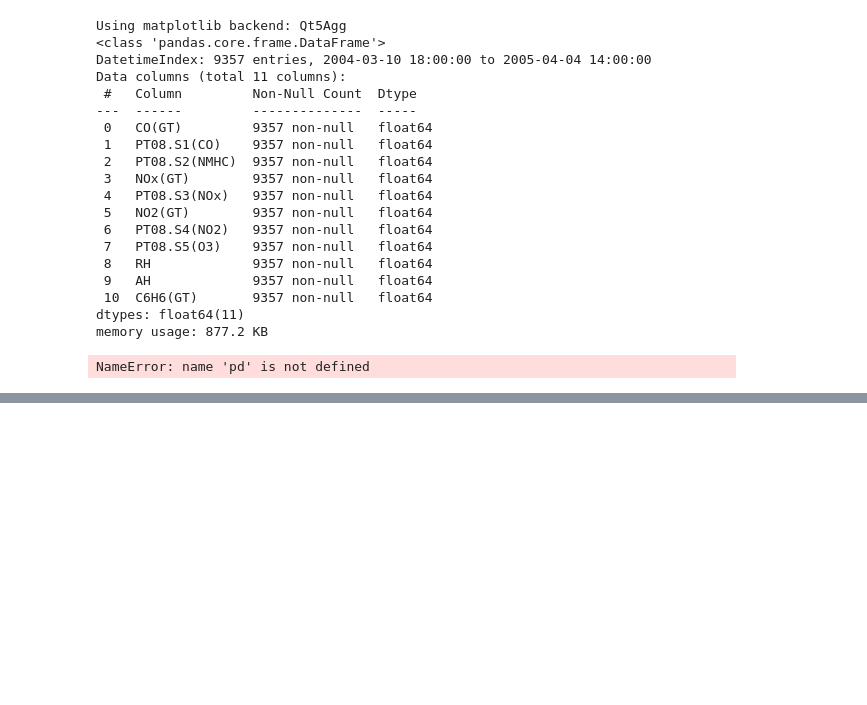
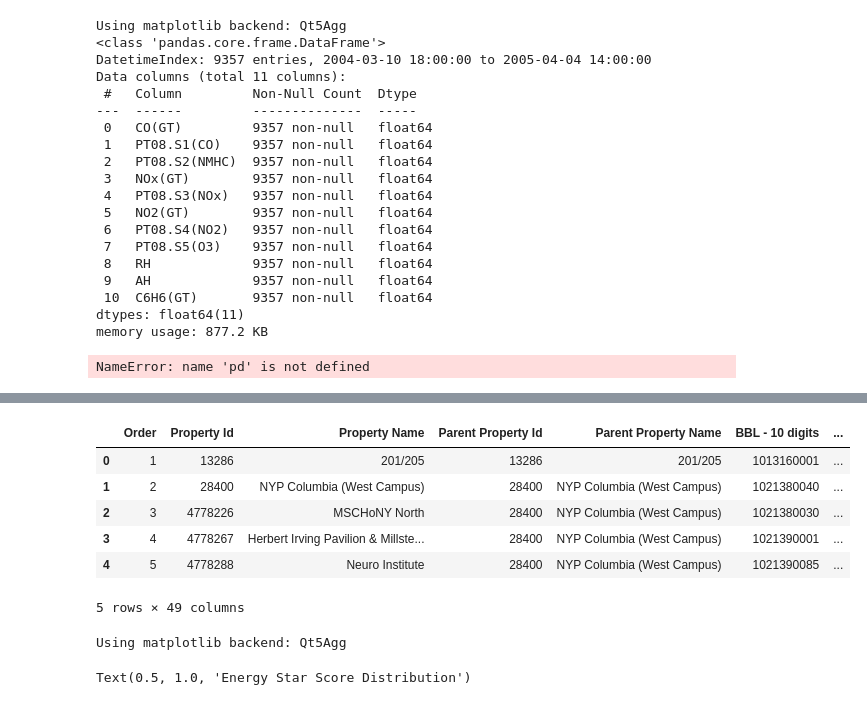
Before and after one commit to sshin01/GEUM-CHEOL, a Jupyter notebook: datascience/exer/1_hello.world.ipynb, the cells around one changed output, grey strips where cells are left out. Drawn from its saved outputs; the diff is of its cells as text; code cells hidden in the pictures; blank space fills up the shorter version.

```diff
--- a/datascience/exer/1_hello.world.ipynb
+++ b/datascience/exer/1_hello.world.ipynb
@@ -3204,0 +3299,5 @@ NameError: name 'pd' is not defined
+# %%
+# Replaces all the “Not Available” entries with np.nan
+
+df.replace({'Not Available': np.nan}, inplace=True)
+df[df == "Not Available"].any()
@@ -3204,0 +3322,18 @@ NameError: name 'pd' is not defined
+# %%
+# Converts columns that should be numeric to float
+
+for col in list(df.columns):
+    # Select columns that should be numeric
+    if('ft²' in col or
+        'kBtu' in col or
+        'Metric Tons CO2e' in col or
+        'kWh' in col or
+        'therms' in col or
+        'gal' in col or
+        'Score' in col):
+
+            # Convert the data type to float
+            df[col] = df[col].astype(float)
+
+
+df.info()
@@ -3204,0 +3358,10 @@ NameError: name 'pd' is not defined
+# %%
+"""
+Missing Values
+"""
+
+# Getting a sense of how many missing values are in each column
+ser_miss_cnt = df.isnull().sum().sort_values(ascending = False)
+ser_miss_rate = ser_miss_cnt / len(df)
+print(ser_miss_cnt)
+print(ser_miss_rate)
@@ -3204,0 +3386,6 @@ NameError: name 'pd' is not defined
+# %%
+# Remove any columns with more than threshold of missing rate
+threshold = 0.5
+
+print(ser_miss_rate[ser_miss_rate > 0.5])
+del_list = ser_miss_rate[ser_miss_rate > 0.5].index
@@ -3204,0 +3405,41 @@ NameError: name 'pd' is not defined
+# %%
+# Drop the columns
+df.drop(columns=del_list, inplace=True)
+df.head()
+# %% [output]
+|  | Order | Property Id | Property Name | Parent Property Id | Parent Property Name | BBL - 10 digits | ... |
+| 0 | 1 | 13286 | 201/205 | 13286 | 201/205 | 1013160001 | ... |
+| 1 | 2 | 28400 | NYP Columbia (West Campus) | 28400 | NYP Columbia (West Campus) | 1021380040 | ... |
+| 2 | 3 | 4778226 | MSCHoNY North | 28400 | NYP Columbia (West Campus) | 1021380030 | ... |
+| 3 | 4 | 4778267 | Herbert Irving Pavilion & Millste... | 28400 | NYP Columbia (West Campus) | 1021390001 | ... |
+| 4 | 5 | 4778288 | Neuro Institute | 28400 | NYP Columbia (West Campus) | 1021390085 | ... |
+5 rows × 49 columns
+# %%
+"""
+Exploratory Data Analysis
+"""
+
+# Visualization setup
+%matplotlib
+%config InlineBackend.figure_format = 'svg'
+
+from matplotlib import pyplot as plt
+plt.rcParams['figure.figsize'] = [10, 5]
+plt.ion() # enable the interactive mode
+
+import seaborn as sns
+sns.set()  # set plot styles
+# %% [output]
+Using matplotlib backend: Qt5Agg
+# %%
+# Rename the score
+df = df.rename(columns = {'ENERGY STAR Score': 'Score'})
+
+# Plot the histogram of the Energy Star Score
+plt.style.use('fivethirtyeight')
+plt.hist(df['Score'].dropna(), bins = 100, edgecolor = 'k')
+plt.xlabel('Score')
+plt.ylabel('Number of Buildings')
+plt.title('Energy Star Score Distribution')
+# %% [output]
+Text(0.5, 1.0, 'Energy Star Score Distribution')
```
Also changed, not shown: parts of 73 cells of this notebook.
